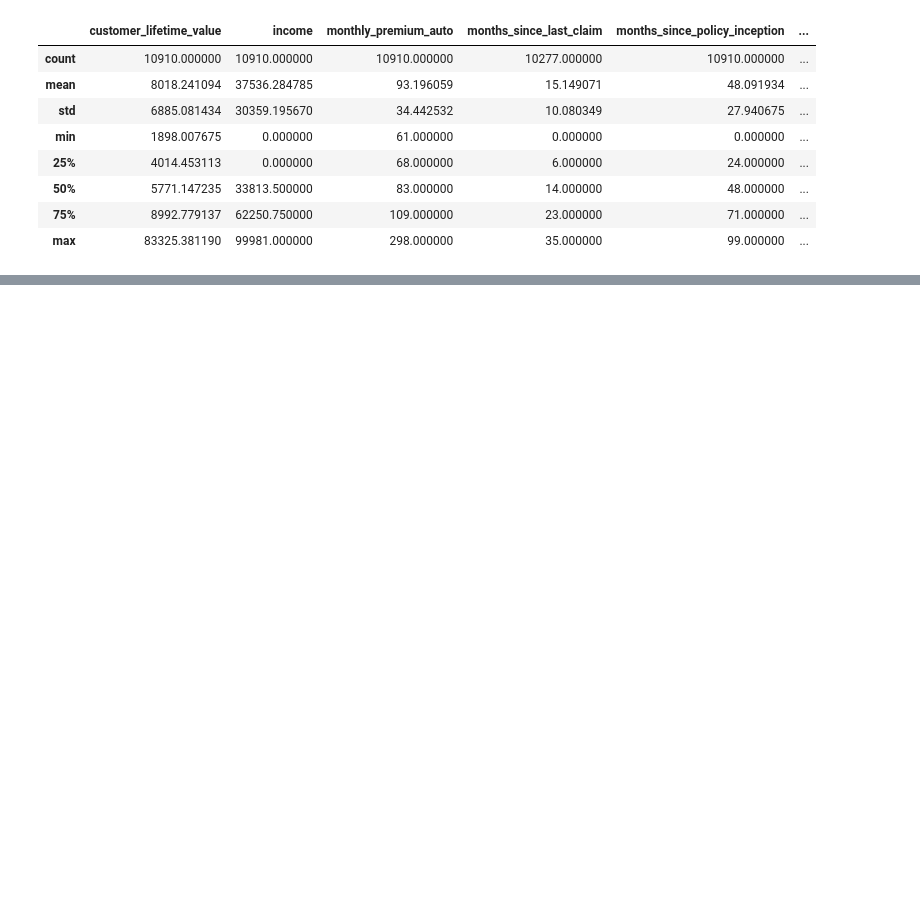
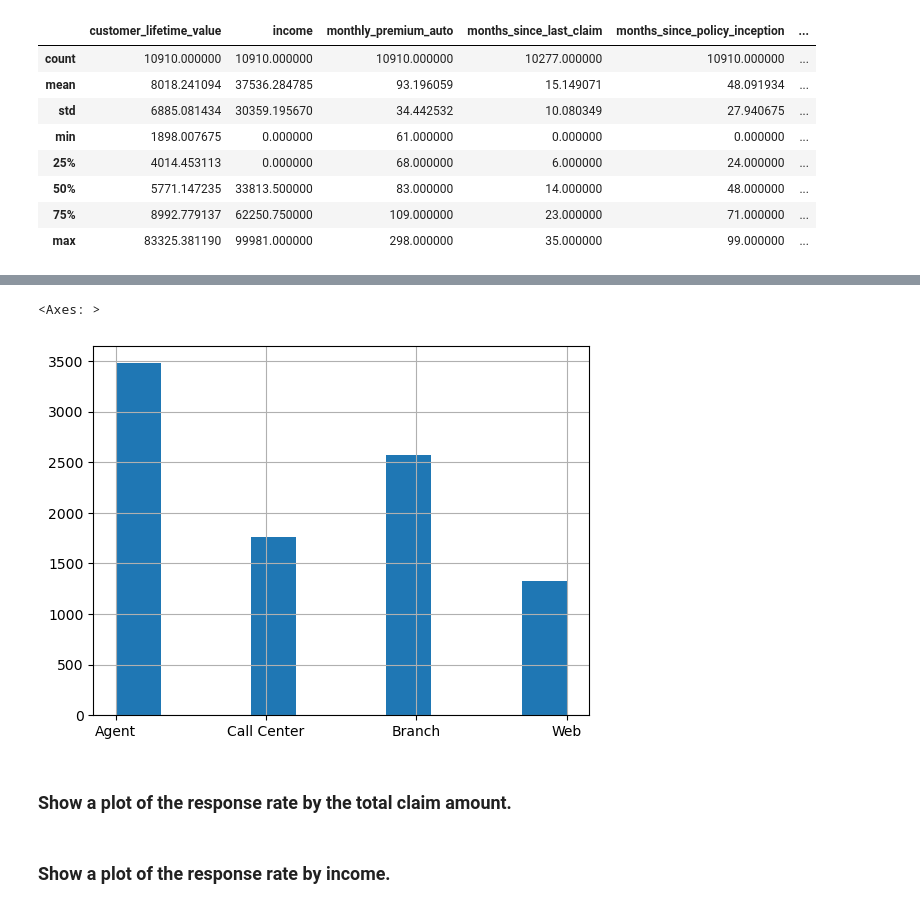
Before and after one commit to dalesofi/customer-analysis-labs, a Jupyter notebook: SD_Solution_Notebook_Customer_Analysis(2-all).ipynb, the cells around one changed output, grey strips where cells are left out. Saved outputs shown, nothing was run; the diff lists cells and outputs as text; code cells hidden in the pictures; blank space fills up the shorter version.

```diff
--- a/SD_Solution_Notebook_Customer_Analysis(2-all).ipynb
+++ b/SD_Solution_Notebook_Customer_Analysis(2-all).ipynb
@@ -234,0 +282,12 @@ df1.describe()
+# %%
+## sales_channel is also categorical, lets explore
+df1.sales_channel.hist()
+# %% [output]
+<Axes: >
+[figure, added]
+# %% [markdown]
+
+### Show a plot of the response rate by the total claim amount.
+# %% [markdown]
+
+### Show a plot of the response rate by income.
```
Also changed, not shown: parts of 7 cells of this notebook.
